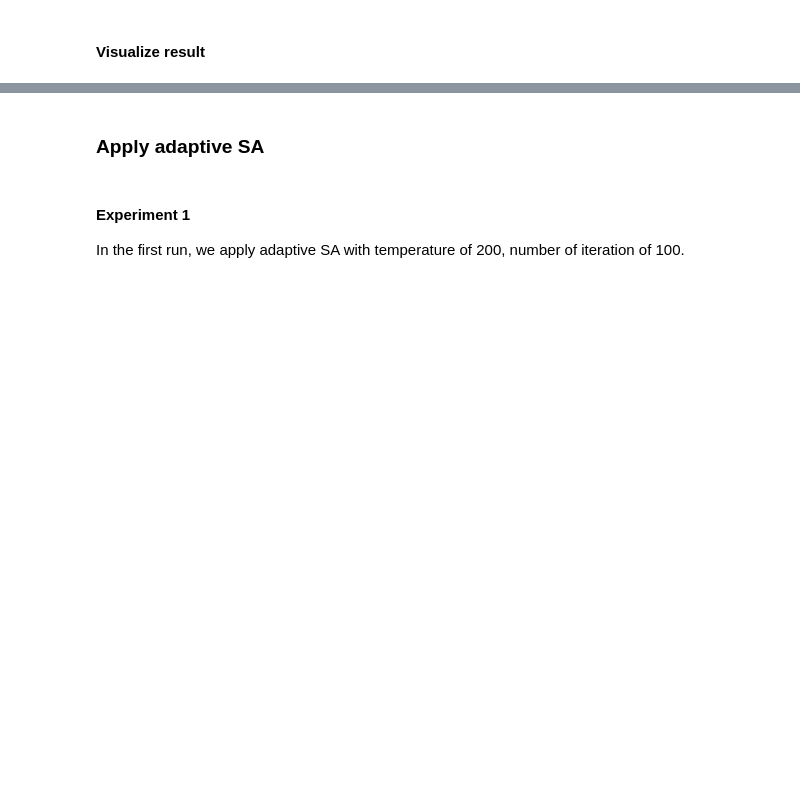
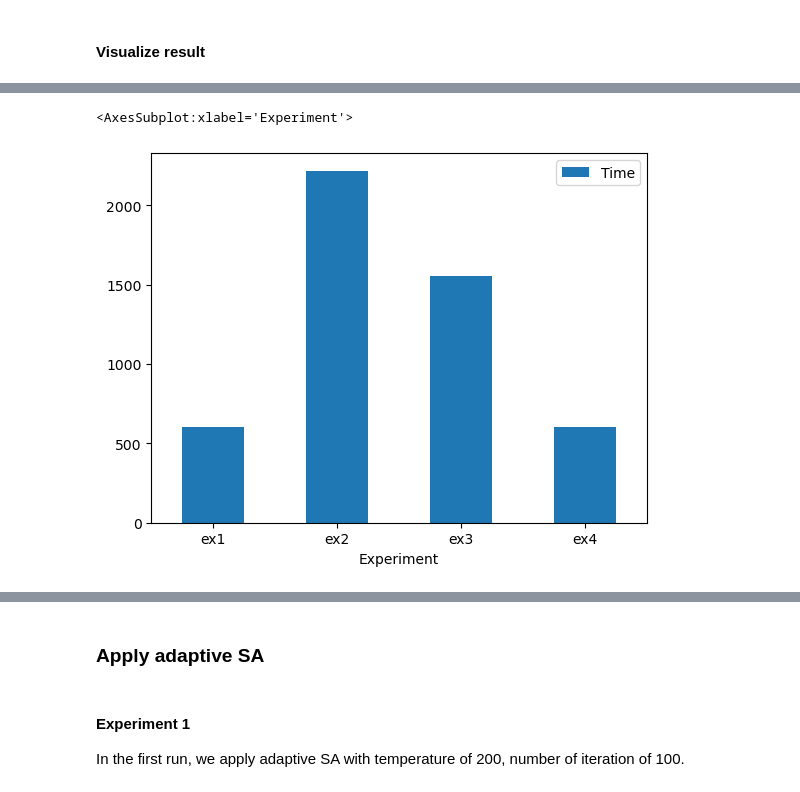
Before and after one commit to Rrobinvip/1724_final, a Jupyter notebook: final_revise.ipynb, the cells around one changed output, grey strips where cells are left out. Drawn from its saved outputs; the diff is of its cells as text; code cells hidden in the pictures; blank space fills up the shorter version.

```diff
--- a/final_revise.ipynb
+++ b/final_revise.ipynb
@@ -453,2 +448,8 @@ cost_sa_3, running_time_sa_3
+# %%
+sa_time_result = pd.DataFrame({'Experiment':['ex1', 'ex2', 'ex3', 'ex4'], 'Time':[i for i in sa_result_time_list]})
+sa_time_result.plot.bar(x='Experiment', y='Time', rot=0)
+# %% [output]
+<AxesSubplot:xlabel='Experiment'>
+[figure, added]
 # %%
 plt.xlabel("# iterations")
```
Also changed, not shown: parts of 40 cells of this notebook.
